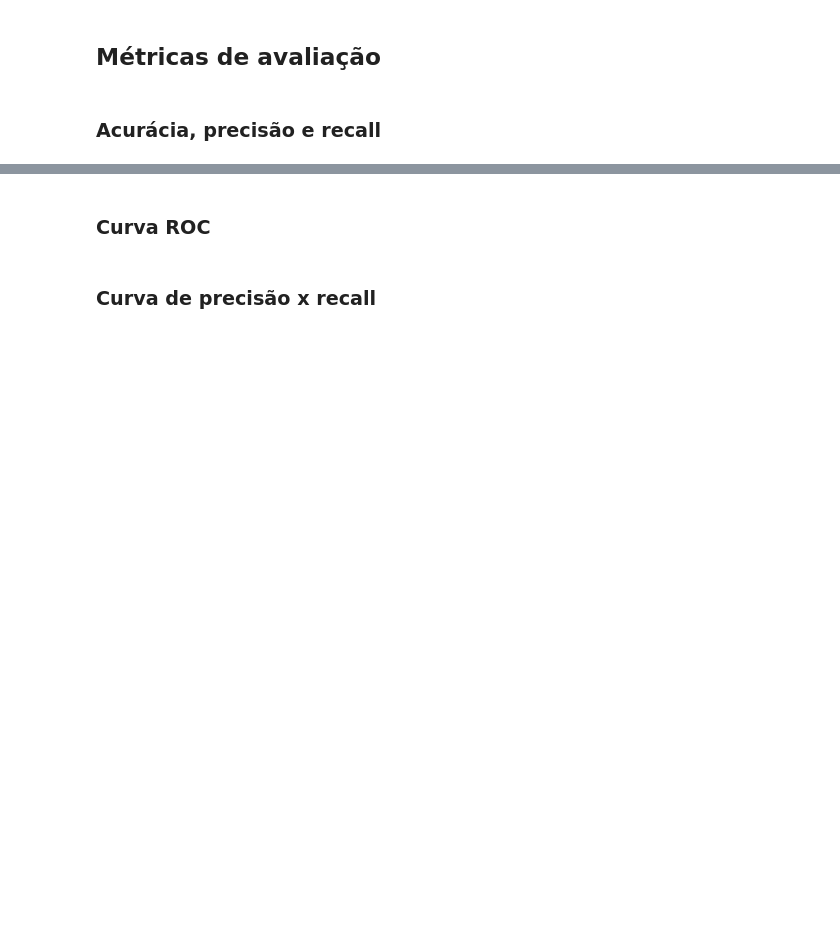
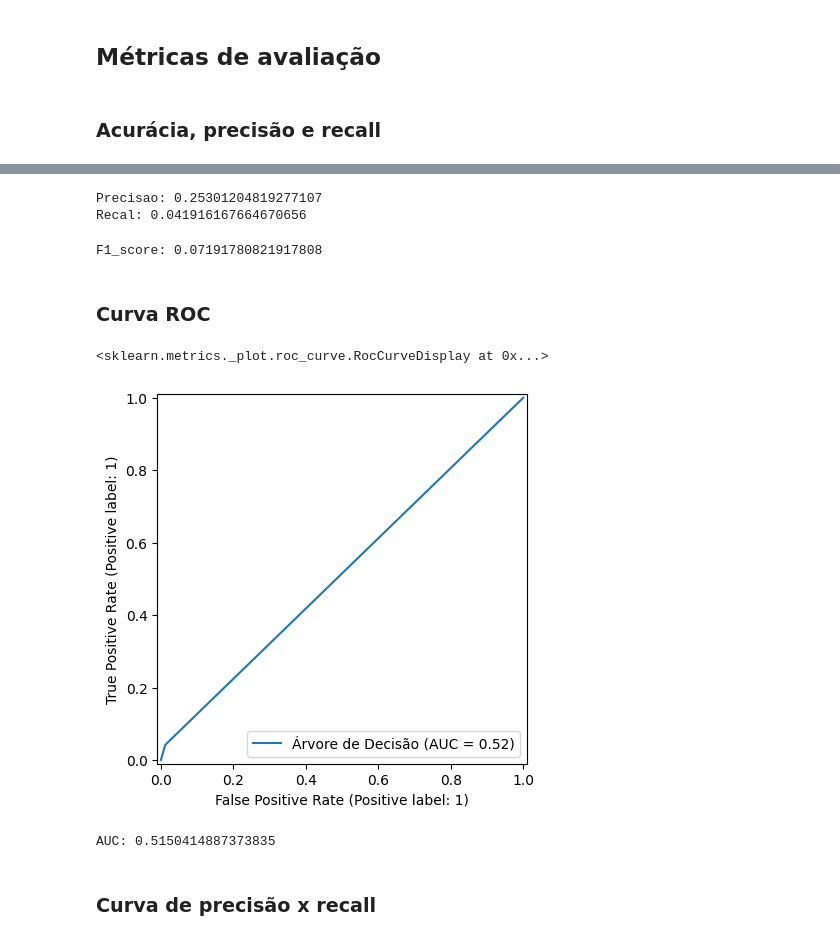
Before and after one commit to TheGabrielVieira/validacao-modelos-metricas-de-avalia--o, a Jupyter notebook: Projeto_Classificação_Validação_e_Métricas.ipynb, the cells around one changed output, grey strips where cells are left out. Saved outputs shown, nothing was run; the diff lists cells and outputs as text; code cells hidden in the pictures; blank space fills up the shorter version.

Commit message:
feat: add-model-evaluation-metrics-for-Decision-Tree-classifier

```diff
--- a/Projeto_Classificação_Validação_e_Métricas.ipynb
+++ b/Projeto_Classificação_Validação_e_Métricas.ipynb
@@ -122,0 +131,6 @@ visualizacao.plot();
+# %%
+print(f'Precisao: {precision_score(y_val, y_previsto)}')
+print(f'Recal: {recall_score(y_val, y_previsto)}')
+# %% [output]
+Precisao: 0.25301204819277107
+Recal: 0.041916167664670656
@@ -123,2 +139,6 @@ visualizacao.plot();
+# %%
+print(f'F1_score: {f1_score(y_val, y_previsto)}')
+# %% [output]
+F1_score: 0.07191780821917808
 # %% [markdown]
 ### Curva ROC
@@ -124,0 +147,5 @@ visualizacao.plot();
+# %%
+RocCurveDisplay.from_predictions(y_val, y_previsto, name='Árvore de Decisão')
+# %% [output]
+<sklearn.metrics._plot.roc_curve.RocCurveDisplay at 0x...>
+[figure, added]
@@ -125,2 +154,6 @@ visualizacao.plot();
+# %%
+print(f'AUC: {roc_auc_score(y_val, y_previsto)}')
+# %% [output]
+AUC: 0.5150414887373835
 # %% [markdown]
 ### Curva de precisão x recall
```
Also changed, not shown: parts of 15 cells of this notebook, 1 other file.
